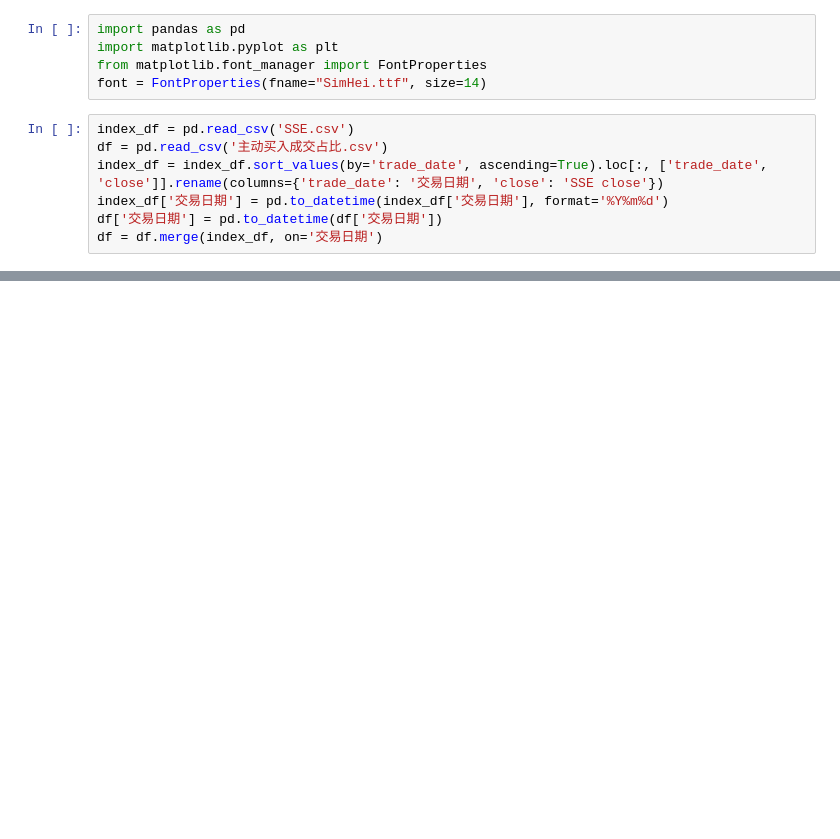
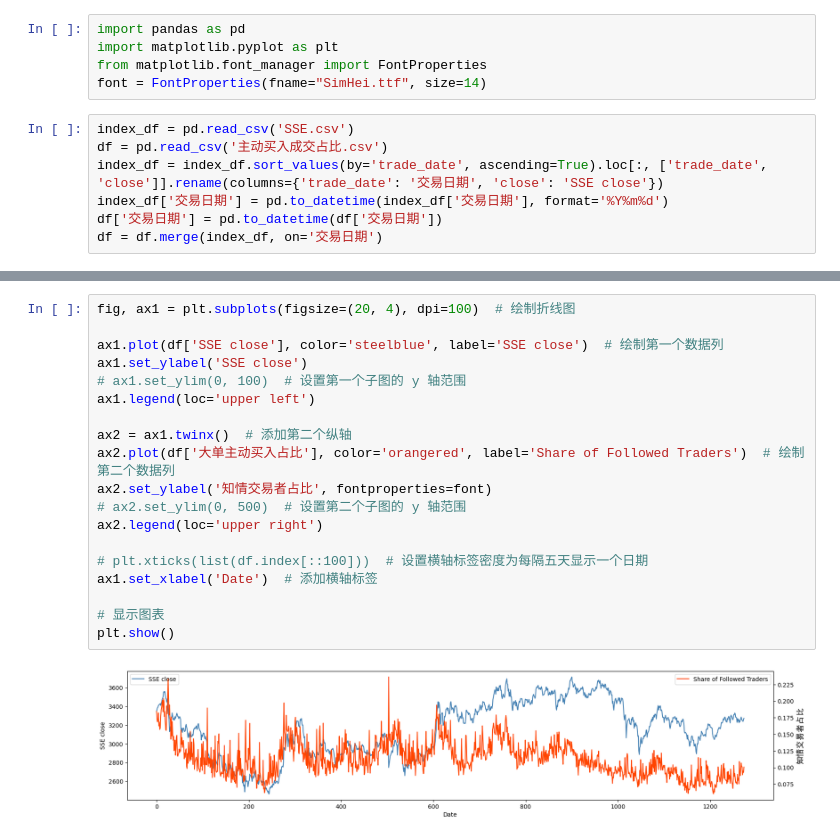
Before and after one commit to Fearao/timing_strategy_based_on_micro_market_structure, a Jupyter notebook: 02_跟随交易者与上证指数变化.ipynb, the cells around one changed output, grey strips where cells are left out. Cells and saved outputs as stored; diff of their text form; blank space fills up the shorter version.

```diff
--- a/02_跟随交易者与上证指数变化.ipynb
+++ b/02_跟随交易者与上证指数变化.ipynb
@@ -33,0 +32,21 @@ plt.show()
+# %%
+fig, ax1 = plt.subplots(figsize=(20, 4), dpi=100)  # 绘制折线图
+
+ax1.plot(df['SSE close'], color='steelblue', label='SSE close')  # 绘制第一个数据列
+ax1.set_ylabel('SSE close')
+# ax1.set_ylim(0, 100)  # 设置第一个子图的 y 轴范围
+ax1.legend(loc='upper left')
+
+ax2 = ax1.twinx()  # 添加第二个纵轴
+ax2.plot(df['大单主动买入占比'], color='orangered', label='Share of Followed Traders')  # 绘制第二个数据列
+ax2.set_ylabel('知情交易者占比', fontproperties=font)
+# ax2.set_ylim(0, 500)  # 设置第二个子图的 y 轴范围
+ax2.legend(loc='upper right')
+
+# plt.xticks(list(df.index[::100]))  # 设置横轴标签密度为每隔五天显示一个日期
+ax1.set_xlabel('Date')  # 添加横轴标签
+
+# 显示图表
+plt.show()
+# %% [output]
+[figure, added]
```
Also changed, not shown: parts of 1 cell of this notebook, 4 other files.
